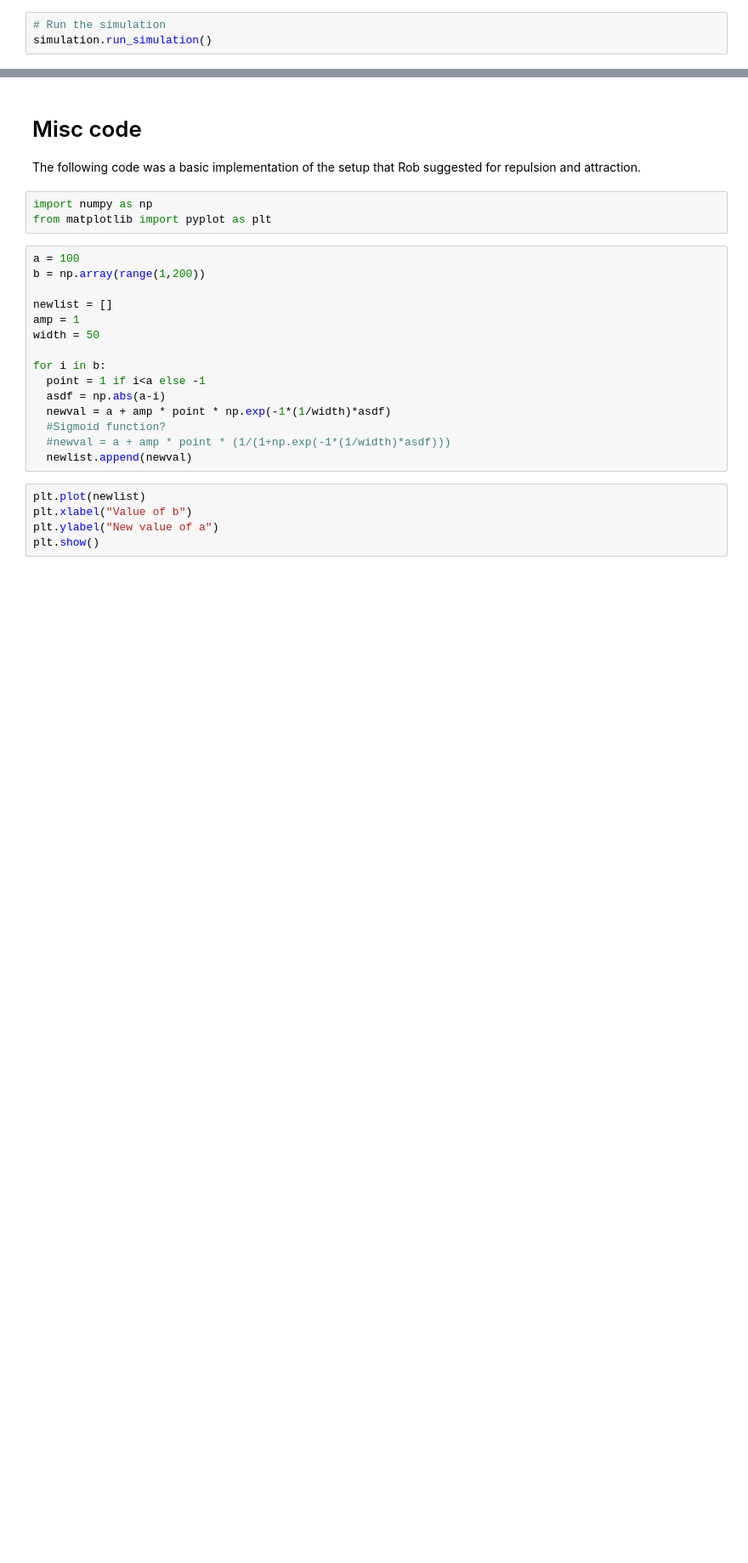
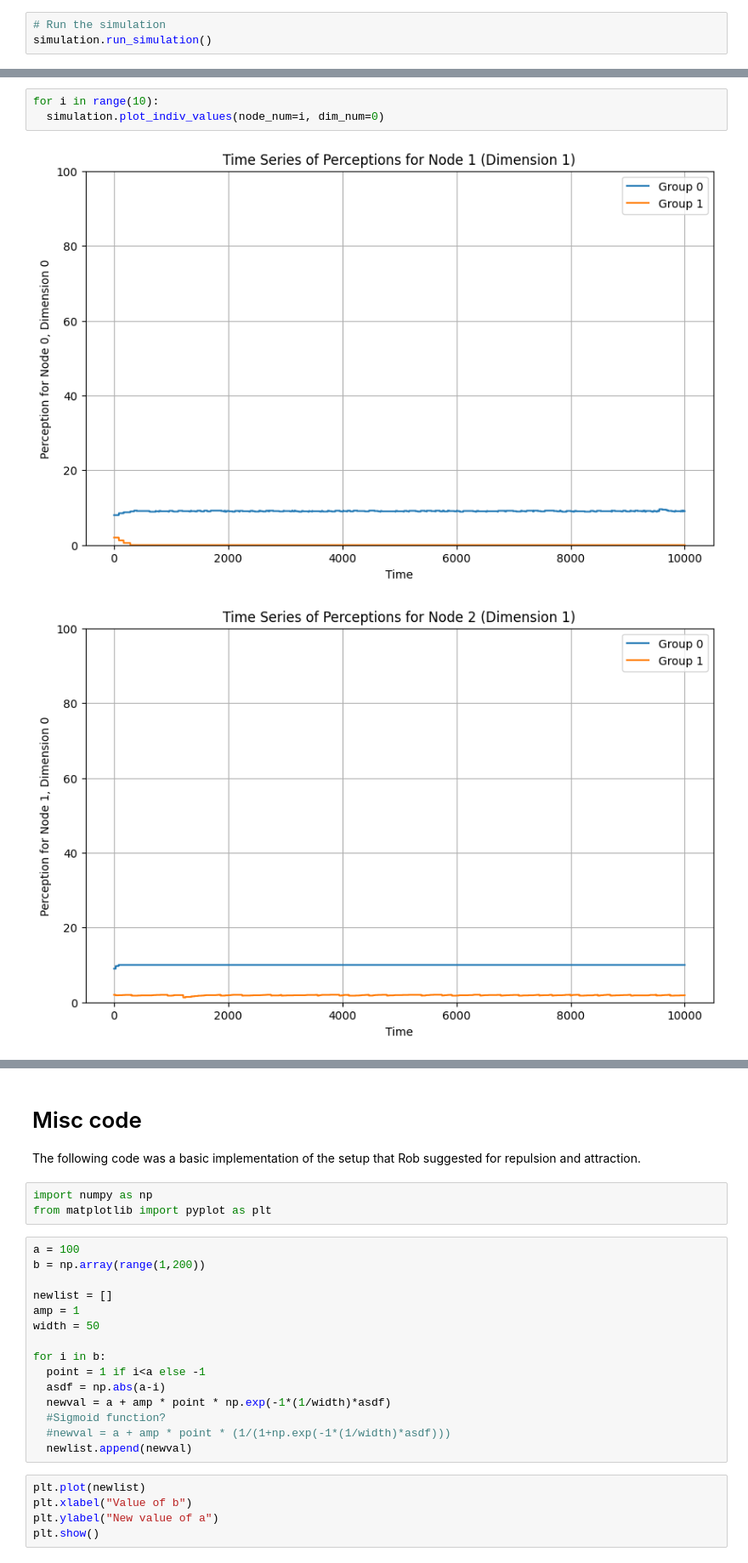
Before and after one commit to vincentmwong/groupshift-model, a Jupyter notebook: Groupshift_Model_Fast.ipynb, the cells around one changed output, grey strips where cells are left out. Shown at 85% size. Drawn from its saved outputs; the diff is of its cells as text; blank space fills up the shorter version.

```diff
--- a/Groupshift_Model_Fast.ipynb
+++ b/Groupshift_Model_Fast.ipynb
@@ -3109,0 +3254,6 @@ simulation.plot_group_values2()
+# %%
+for i in range(10):
+  simulation.plot_indiv_values(node_num=i, dim_num=0)
+# %% [output]
+[figure, added]
+[figure, added]
```
Also changed, not shown: parts of 9 cells of this notebook.
